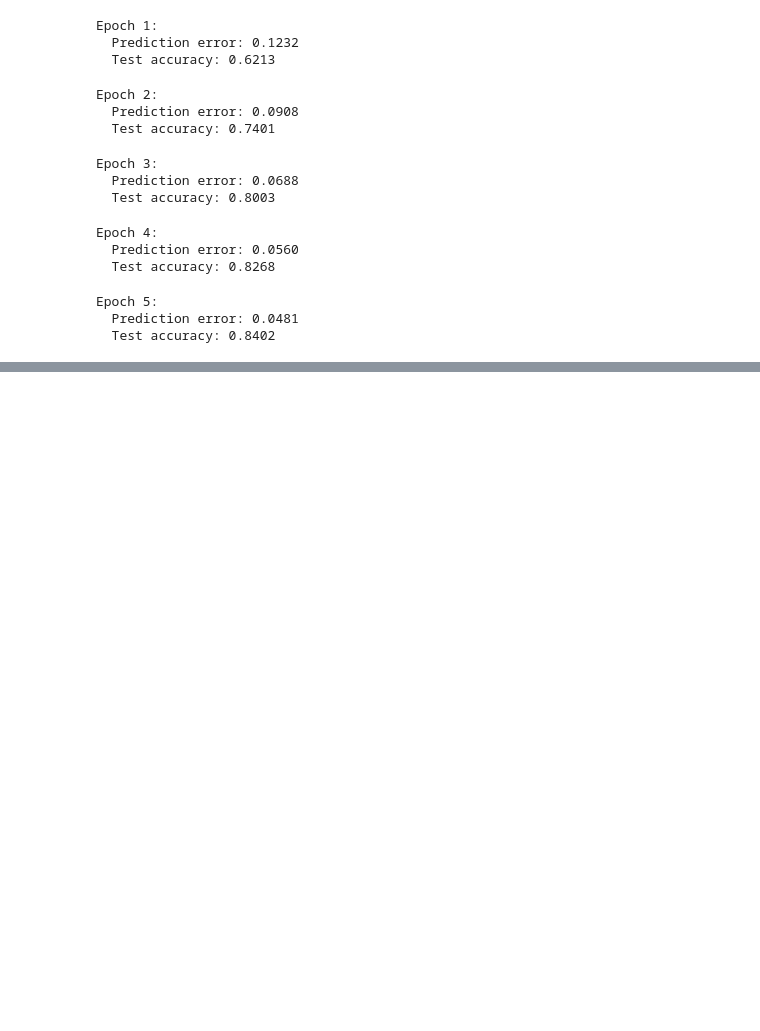
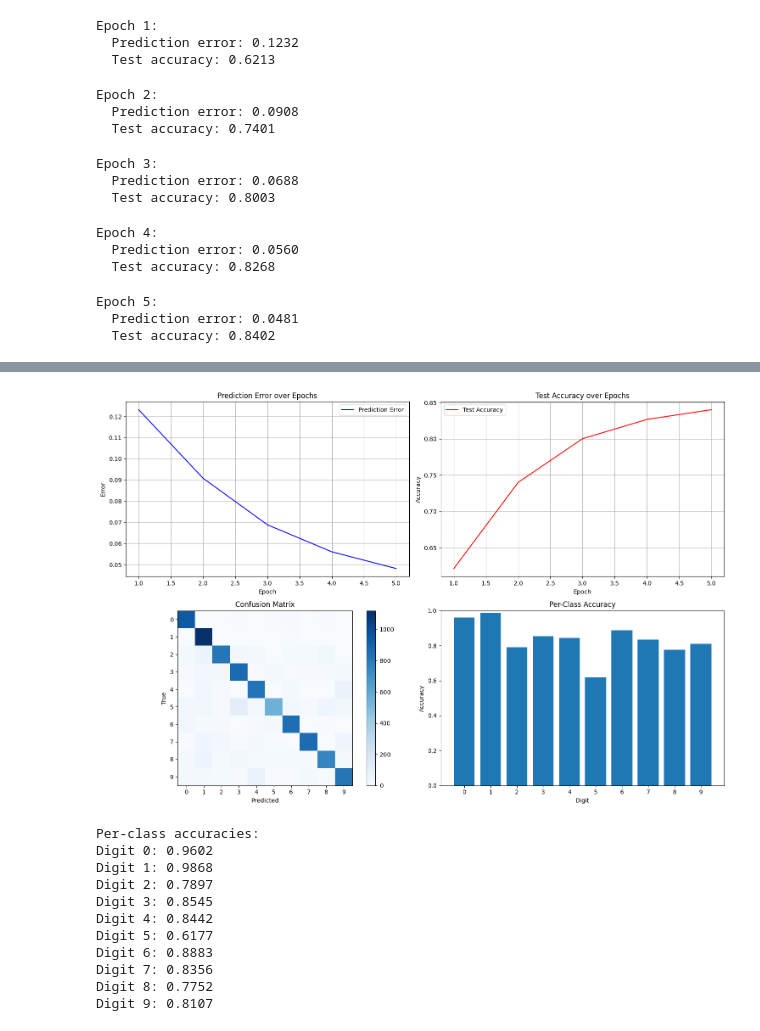
Before and after one commit to dagemawinegash/MNIST-digit-classifier, a Jupyter notebook: task.ipynb, the cells around one changed output, grey strips where cells are left out. Drawn from its saved outputs; the diff is of its cells as text; code cells hidden in the pictures; blank space fills up the shorter version.

```diff
--- a/task.ipynb
+++ b/task.ipynb
@@ -294,0 +357,74 @@ Epoch 5:
+# %%
+plt.figure(figsize=(15, 10))
+
+# Plot 1: Prediction Error
+plt.subplot(2, 2, 1)
+plt.plot(range(1, num_epochs + 1), prediction_errors, 'b-', label='Prediction Error')
+plt.title('Prediction Error over Epochs')
+plt.xlabel('Epoch')
+plt.ylabel('Error')
+plt.grid(True)
+plt.legend()
+
+# Plot 2: Test Accuracy
+plt.subplot(2, 2, 2)
+plt.plot(range(1, num_epochs + 1), test_accuracies, 'r-', label='Test Accuracy')
+plt.title('Test Accuracy over Epochs')
+plt.xlabel('Epoch')
+plt.ylabel('Accuracy')
+plt.grid(True)
+plt.legend()
+
+# Plot 3: Confusion Matrix
+plt.subplot(2, 2, 3)
+model.eval()
+y_true = []
+y_pred = []
+with torch.no_grad():
+    for images, labels in test_loader:
+        images, labels = images.to(device), labels.to(device)
+        zs = model.predict(images)
+        preds = zs[-1].argmax(dim=1)
+        y_true.extend(labels.cpu().numpy())
+        y_pred.extend(preds.cpu().numpy())
+
+conf_matrix = np.zeros((10, 10))
+for t, p in zip(y_true, y_pred):
+    conf_matrix[t, p] += 1
+
+plt.xticks(np.arange(10), [str(i) for i in range(10)])
+plt.yticks(np.arange(10), [str(i) for i in range(10)])
+plt.imshow(conf_matrix, interpolation='nearest', cmap='Blues')
+plt.title('Confusion Matrix')
+plt.colorbar()
+plt.xlabel('Predicted')
+plt.ylabel('True')
+
+# Plot 4: Per-Class Accuracy
+plt.subplot(2, 2, 4)
+per_class_acc = conf_matrix.diagonal() / conf_matrix.sum(axis=1)
+plt.bar(range(10), per_class_acc)
+plt.title('Per-Class Accuracy')
+plt.xlabel('Digit')
+plt.ylabel('Accuracy')
+plt.ylim(0, 1)
+plt.xticks(np.arange(10), [str(i) for i in range(10)])
+plt.tight_layout()
+plt.show()
+
+print("\nPer-class accuracies:")
+for digit, acc in enumerate(per_class_acc):
+    print(f"Digit {digit}: {acc:.4f}")
+# %% [output]
+[figure, added]
+Per-class accuracies:
+Digit 0: 0.9602
+Digit 1: 0.9868
+Digit 2: 0.7897
+Digit 3: 0.8545
+Digit 4: 0.8442
+Digit 5: 0.6177
+Digit 6: 0.8883
+Digit 7: 0.8356
+Digit 8: 0.7752
+Digit 9: 0.8107
```
Also changed, not shown: parts of 6 cells of this notebook.
